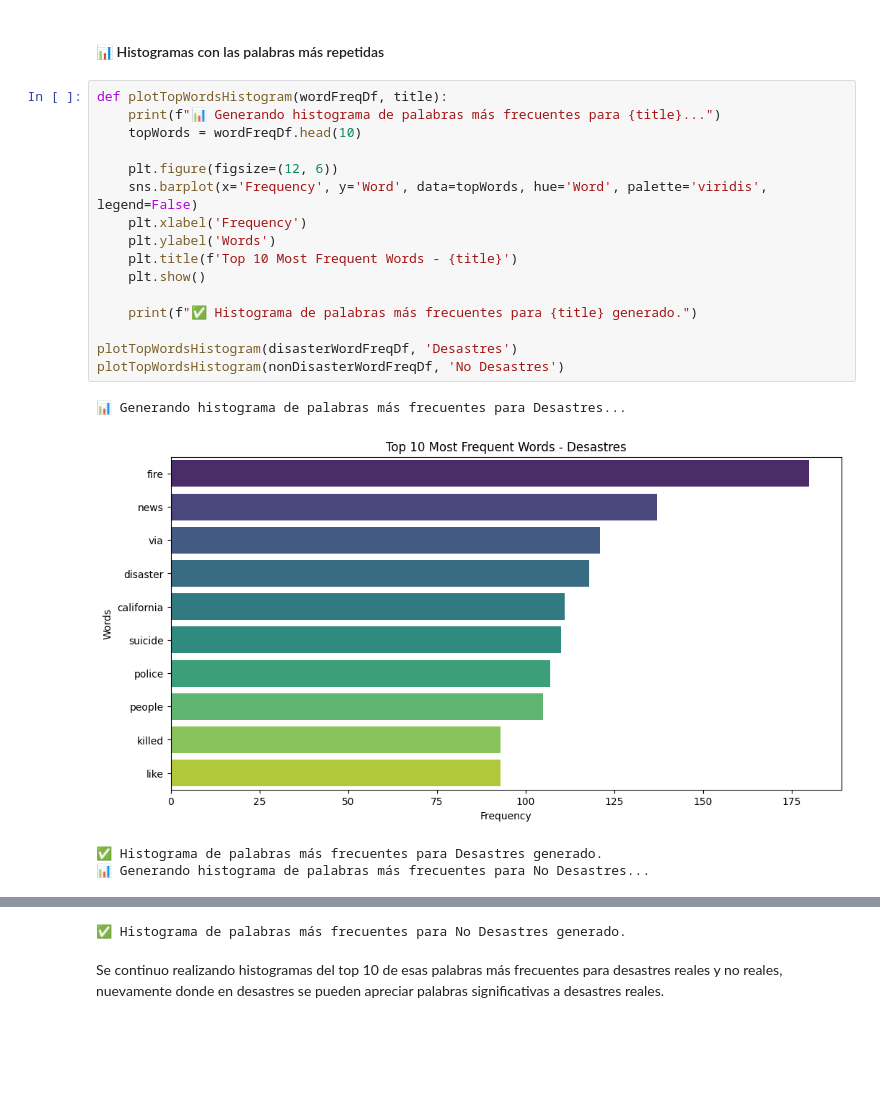
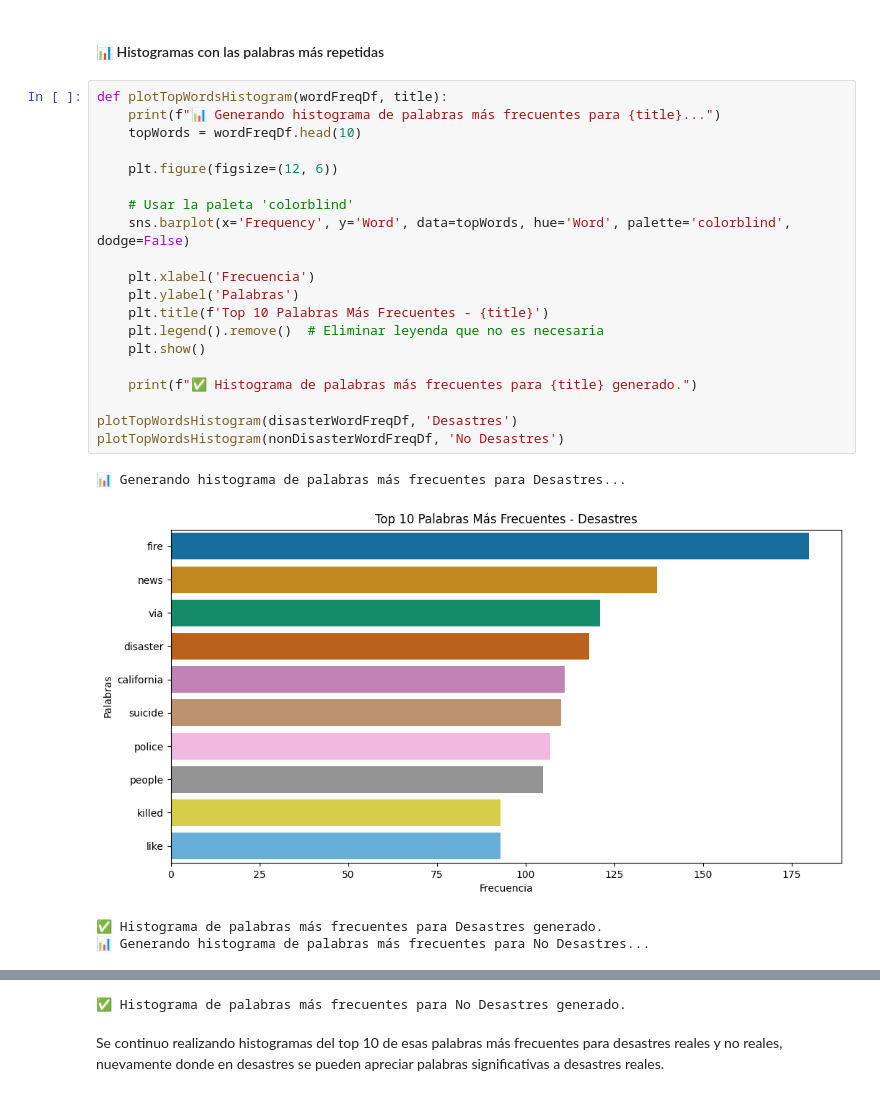
Before and after one commit to Dahernandezsilve/Lab05_DSTC, a Jupyter notebook: Laboratorio5.ipynb, the cells around one changed output, grey strips where cells are left out. Cells and saved outputs as stored; diff of their text form; blank space fills up the shorter version.

```diff
--- a/Laboratorio5.ipynb
+++ b/Laboratorio5.ipynb
@@ -494,21 +512,25 @@ Para nuestro análisis exploratorio realizamos diferentes wordclouds para visual
 # %%
 def plotTopWordsHistogram(wordFreqDf, title):
     print(f"📊 Generando histograma de palabras más frecuentes para {title}...")
     topWords = wordFreqDf.head(10)
 
     plt.figure(figsize=(12, 6))
-    sns.barplot(x='Frequency', y='Word', data=topWords, hue='Word', palette='viridis', legend=False)
-    plt.xlabel('Frequency')
-    plt.ylabel('Words')
-    plt.title(f'Top 10 Most Frequent Words - {title}')
+
+    # Usar la paleta 'colorblind'
+    sns.barplot(x='Frequency', y='Word', data=topWords, hue='Word', palette='colorblind', dodge=False)
+
+    plt.xlabel('Frecuencia')
+    plt.ylabel('Palabras')
+    plt.title(f'Top 10 Palabras Más Frecuentes - {title}')
+    plt.legend().remove()  # Eliminar leyenda que no es necesaria
     plt.show()
 
     print(f"✅ Histograma de palabras más frecuentes para {title} generado.")
 
 plotTopWordsHistogram(disasterWordFreqDf, 'Desastres')
 plotTopWordsHistogram(nonDisasterWordFreqDf, 'No Desastres')
 # %% [output]
 📊 Generando histograma de palabras más frecuentes para Desastres...
-[figure, old version]
+[figure, new version]
 ✅ Histograma de palabras más frecuentes para Desastres generado.
 📊 Generando histograma de palabras más frecuentes para No Desastres...
```
Also changed, not shown: parts of 20 cells of this notebook.
